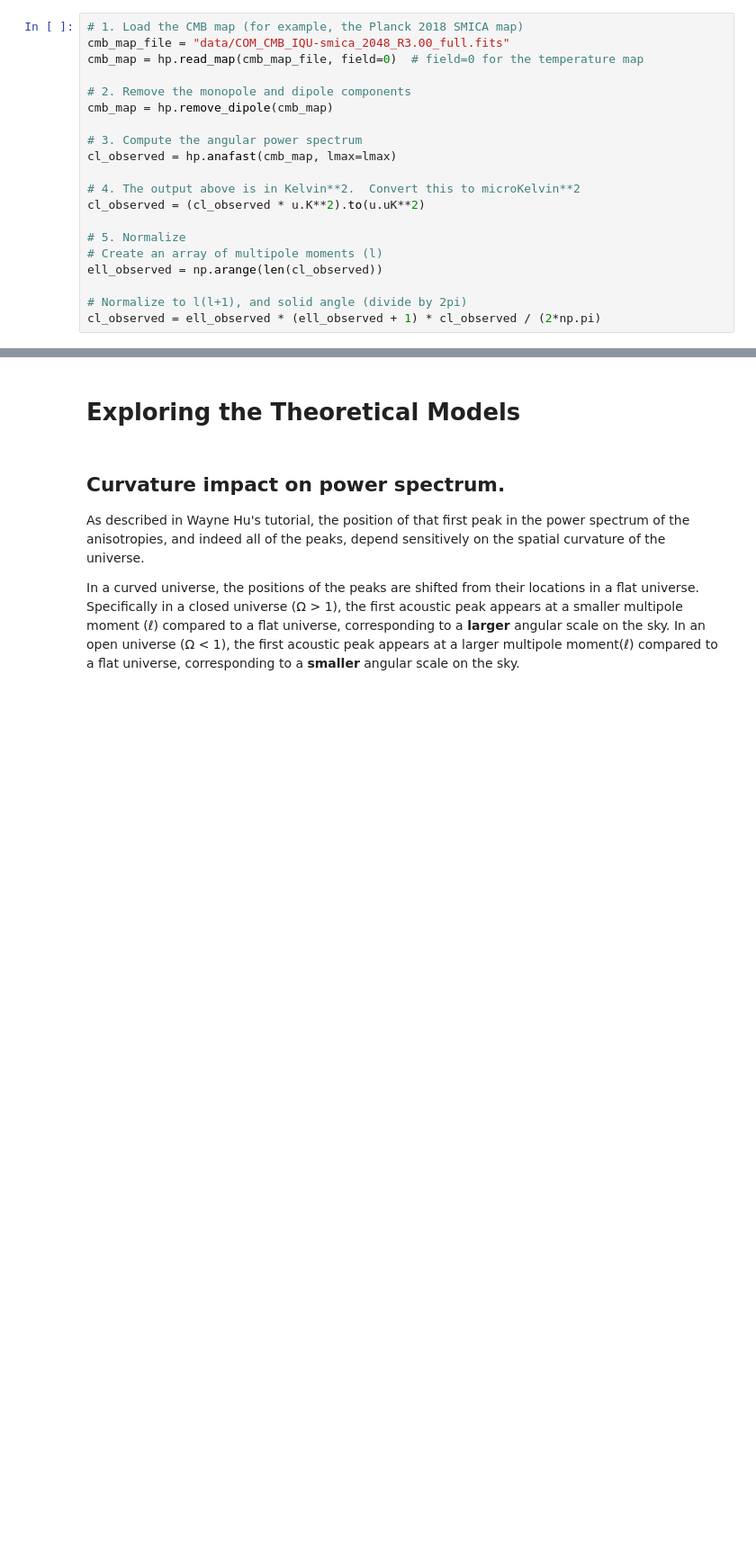
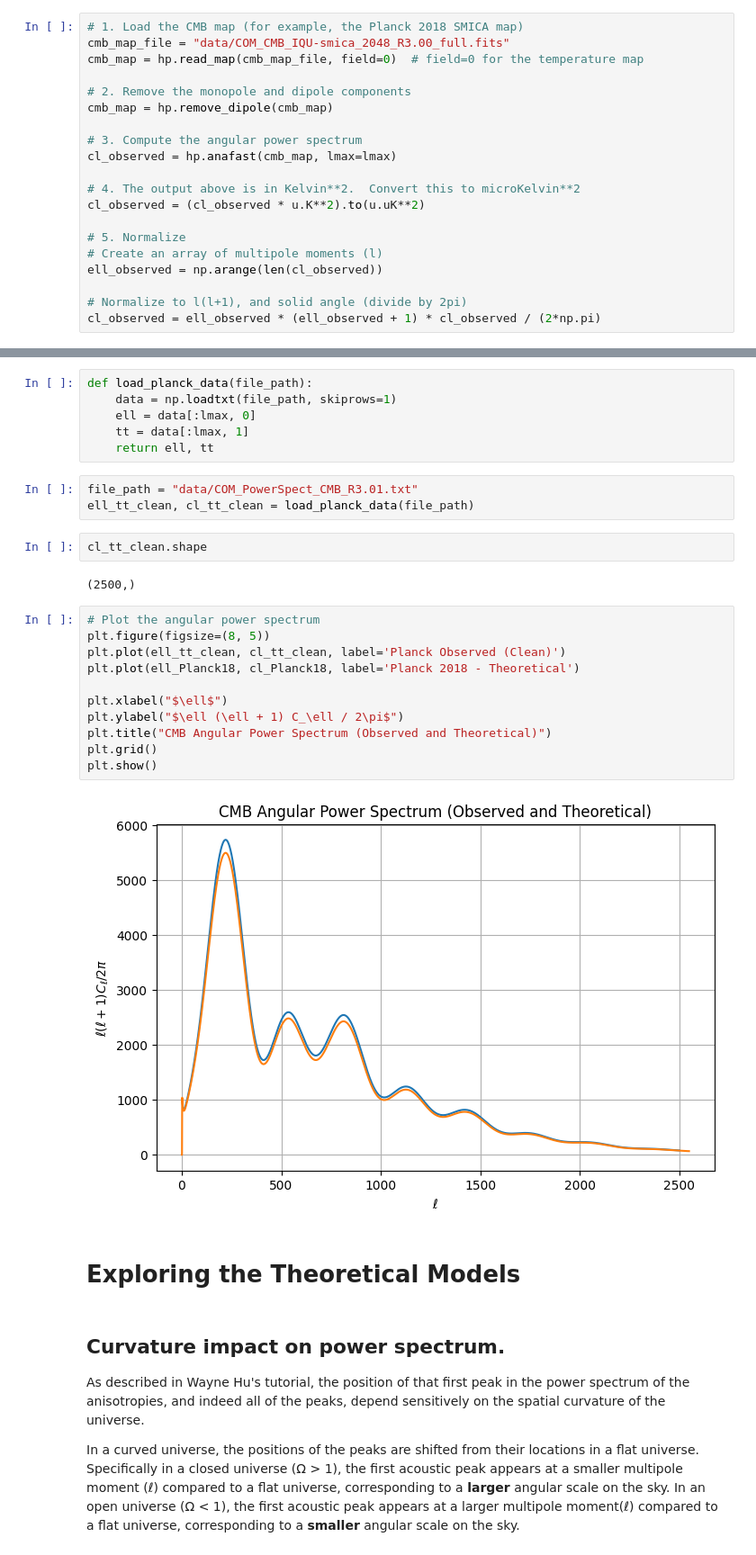
Before and after one commit to jeffrwatts/astronomy-notebooks, a Jupyter notebook: Cosmic Microwave Background.ipynb, the cells around one changed output, grey strips where cells are left out. Shown at 90% size. Drawn from its saved outputs; the diff is of its cells as text; blank space fills up the shorter version.

```diff
--- a/Cosmic Microwave Background.ipynb
+++ b/Cosmic Microwave Background.ipynb
@@ -157,3 +165,29 @@ plt.show()
+# %%
+def load_planck_data(file_path):
+    data = np.loadtxt(file_path, skiprows=1)
+    ell = data[:lmax, 0]
+    tt = data[:lmax, 1]
+    return ell, tt
+# %%
+file_path = "data/COM_PowerSpect_CMB_R3.01.txt"
+ell_tt_clean, cl_tt_clean = load_planck_data(file_path)
+# %%
+cl_tt_clean.shape
+# %% [output]
+(2500,)
+# %%
+# Plot the angular power spectrum
+plt.figure(figsize=(8, 5))
+plt.plot(ell_tt_clean, cl_tt_clean, label='Planck Observed (Clean)')
+plt.plot(ell_Planck18, cl_Planck18, label='Planck 2018 - Theoretical')
+
+plt.xlabel("$\ell$")
+plt.ylabel("$\ell (\ell + 1) C_\ell / 2\pi$")
+plt.title("CMB Angular Power Spectrum (Observed and Theoretical)")
+plt.grid()
+plt.show()
+# %% [output]
+[figure, added]
 # %% [markdown]
 # Exploring the Theoretical Models
 # %% [markdown]
```
Also changed, not shown: parts of 20 cells of this notebook, 1 other file.
